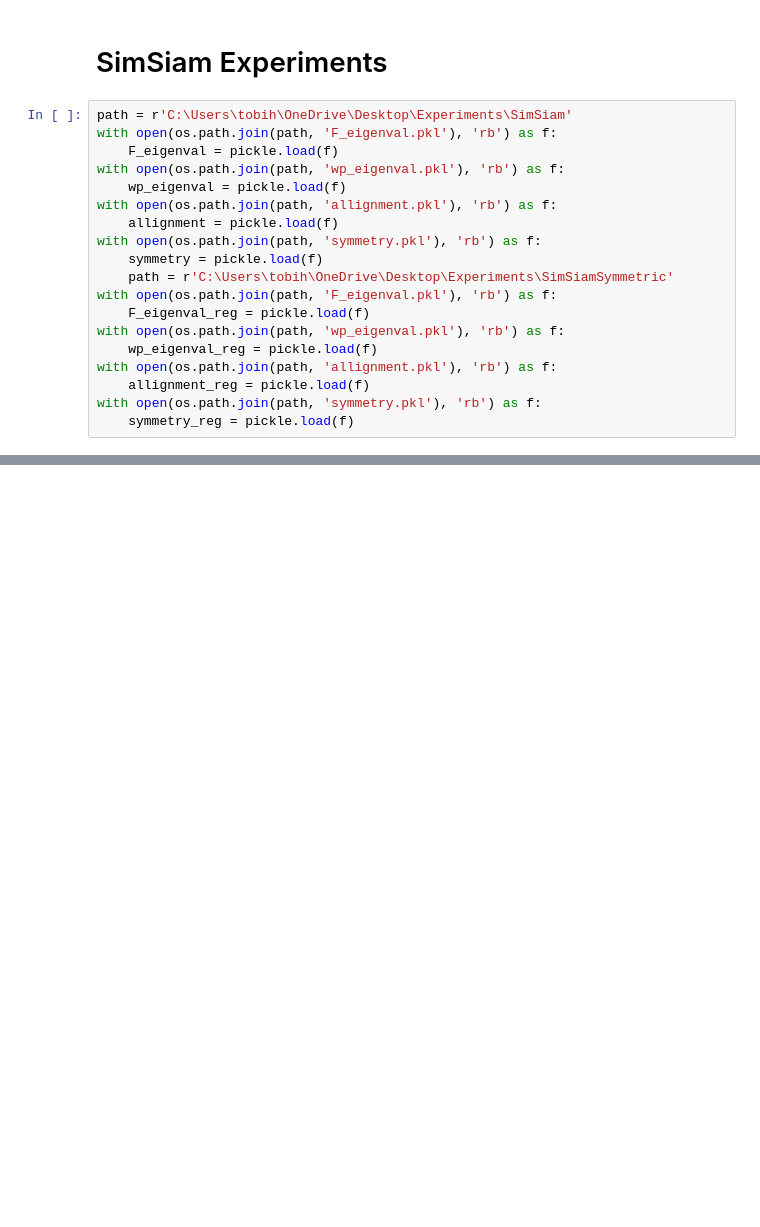
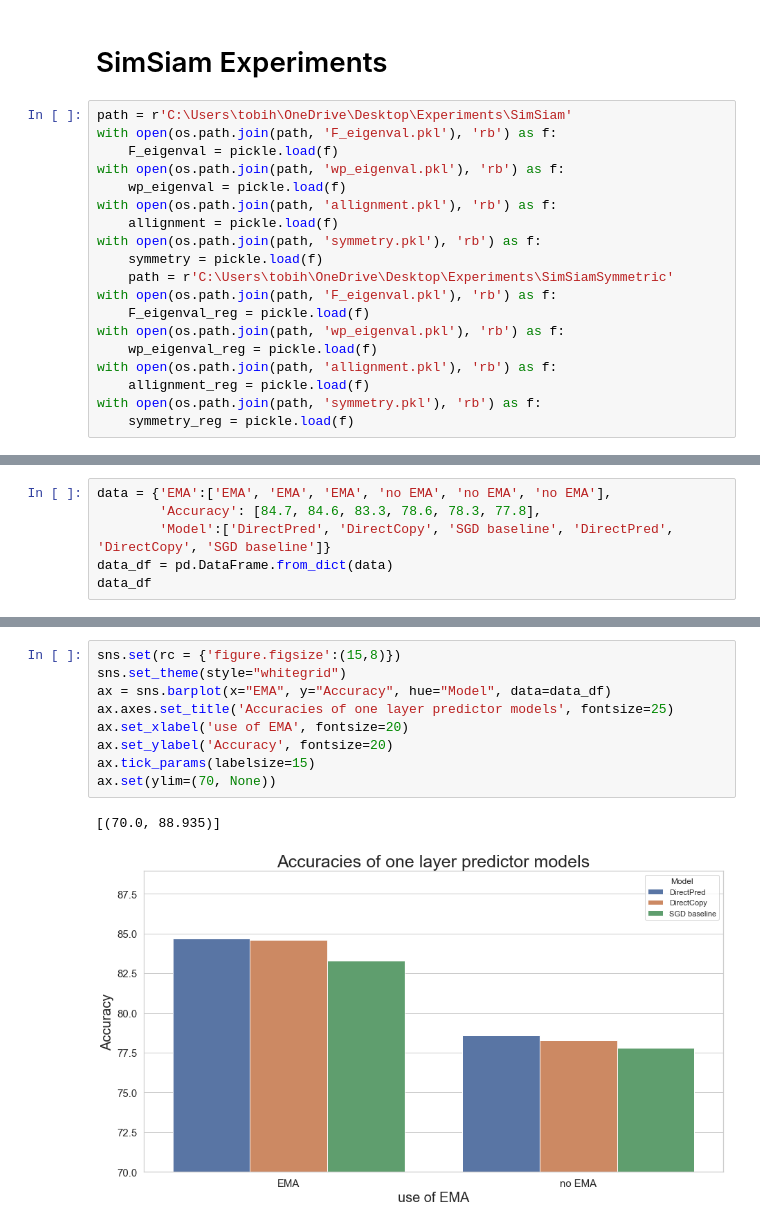
Before and after one commit to miszkur/SelfSupervisedLearning, a Jupyter notebook: experiments/notebooks/plot.ipynb, the cells around one changed output, grey strips where cells are left out. Cells and saved outputs as stored; diff of their text form; blank space fills up the shorter version.

```diff
--- a/experiments/notebooks/plot.ipynb
+++ b/experiments/notebooks/plot.ipynb
@@ -125,0 +145,6 @@ len(F_eigenval)
+# %%
+data = {'EMA':['EMA', 'EMA', 'EMA', 'no EMA', 'no EMA', 'no EMA'],
+        'Accuracy': [84.7, 84.6, 83.3, 78.6, 78.3, 77.8],
+        'Model':['DirectPred', 'DirectCopy', 'SGD baseline', 'DirectPred', 'DirectCopy', 'SGD baseline']}
+data_df = pd.DataFrame.from_dict(data)
+data_df
@@ -125,0 +159,12 @@ len(F_eigenval)
+# %%
+sns.set(rc = {'figure.figsize':(15,8)})
+sns.set_theme(style="whitegrid")
+ax = sns.barplot(x="EMA", y="Accuracy", hue="Model", data=data_df)
+ax.axes.set_title('Accuracies of one layer predictor models', fontsize=25)
+ax.set_xlabel('use of EMA', fontsize=20)
+ax.set_ylabel('Accuracy', fontsize=20)
+ax.tick_params(labelsize=15)
+ax.set(ylim=(70, None))
+# %% [output]
+[(70.0, 88.935)]
+[figure, added]
```
Also changed, not shown: parts of 12 cells of this notebook, 1 other file.
